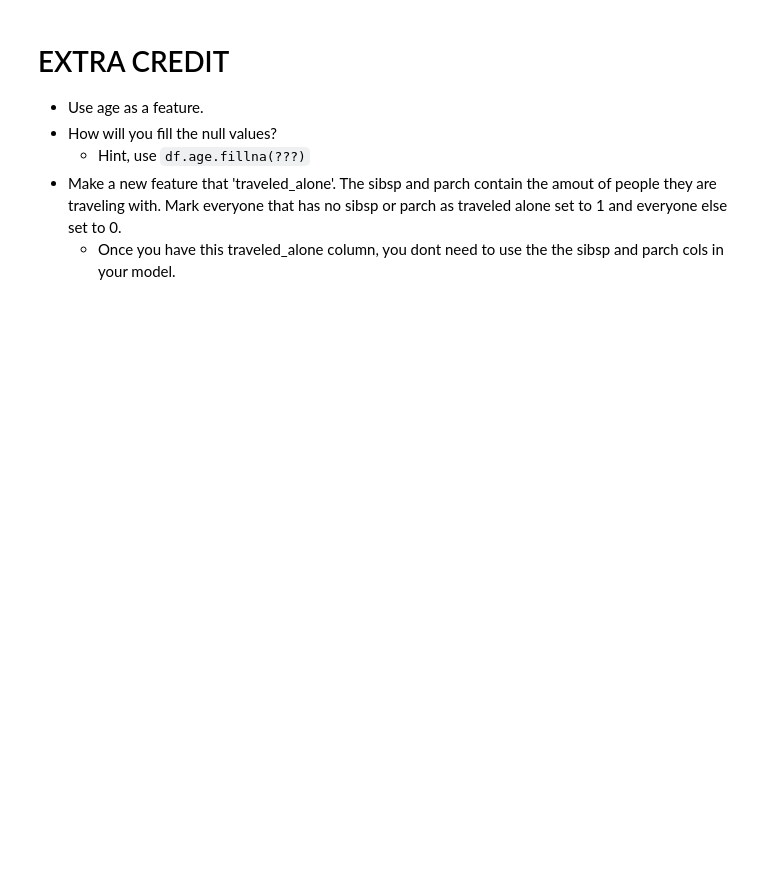
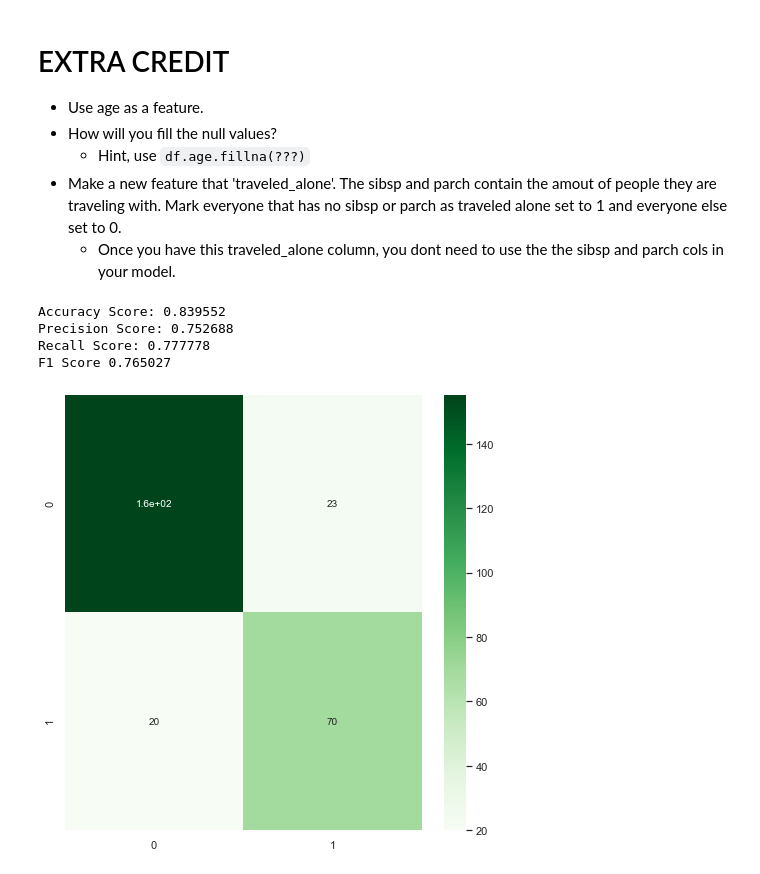
Before and after one commit to javohirhalimov/2021-fall-data-science, a Jupyter notebook: Week-03-Intro-To-ML/Exercise-Logistic-Regression.ipynb, the cells around one changed output. Cells and saved outputs as stored; diff of their text form; code cells hidden in the pictures; blank space fills up the shorter version.

```diff
--- a/Week-03-Intro-To-ML/Exercise-Logistic-Regression.ipynb
+++ b/Week-03-Intro-To-ML/Exercise-Logistic-Regression.ipynb
@@ -262,52 +295,68 @@ plt.ylabel('Actual');
 df = pd.read_csv('data/titanic.csv')
 
 # Run pd.get_dummies on sex, pclass, and embarked of your DataFrame.
-
+df = pd.get_dummies(df, columns=['sex','pclass','embarked'], drop_first=True)
 
 # Fill null age values with mean age.
-
+df.age.fillna(df.age.mean(),inplace=True)
 
 # Create new traveled_alone feature
-
+df['traveled_alone']=np.where((df['sibsp']==0) & (df['parch']==0),1,0)
 
 # Update your `selected_features` to include the new traveled alone and age
-
+selected_features = ['fare','sex_male','sibsp','parch','pclass_2','pclass_3','embarked_Q','embarked_S','traveled_alone','age']
 
 # Define your X and y variables
 
+X = df[selected_features]
+y = df['survived']
 
 # Split our data into testing and training.
 # Remeber to use the same random state as you used before
-X_train, X_test, y_train, y_test = train_test_split(X, y, test_size=0.2, random_state=45)
+# X_train, X_test, y_train, y_test = train_test_split(X, y, test_size=0.2, random_state=45)
+X_train, X_test, y_train, y_test = train_test_split(X, y, test_size=0.3, random_state=45) #here I used test_size=0.3 since
+#that is what I used in an earlier problem where test_size was not specified.
 
 
 # Initalize our model
-model_3 = LogisticRegression()
+model_3 = LogisticRegression(max_iter=300) #was getting a convergence error without this
 
 # Fit / Train our model using our training data.
 
+model_3.fit(X_train, y_train)
+
 # Make new predicitions using our testing data.
-
+y_pred = model_3.predict(X_test)
 
 # Calculate our accuracy
-accuracy_3 =
+accuracy_3 = accuracy_score(y_test, y_pred)
 
 # Calculate our precision score
-precision_3 =
+precision_3 = precision_score(y_test, y_pred)
 
 # Calculate our recall score
-recall_3 =
+recall_3 = recall_score(y_test, y_pred)
 
 # Calculate your f1-score
-f1_3 =
+f1_3 = f1_score(y_test, y_pred)
 
 # Print each of our scores to inspect performance.
 print("Accuracy Score: %f" % accuracy_3)
 print("Precision Score: %f" % precision_3)
 print("Recall Score: %f" % recall_3)
 print('F1 Score %f' % f1_3)
 
 # Plot your confusion matrix.
+cm = confusion_matrix(y_test, y_pred)
+cm = cm.round(2)
 fig = plt.figure(figsize=(8,8))
 plt.xlabel('Predicted')
 plt.ylabel('Actual');
+
+ax= sns.heatmap(cm, annot=True, cmap='Greens')
+# %% [output]
+Accuracy Score: 0.839552
+Precision Score: 0.752688
+Recall Score: 0.777778
+F1 Score 0.765027
+[figure, added]
```
Also changed, not shown: parts of 5 cells of this notebook.
